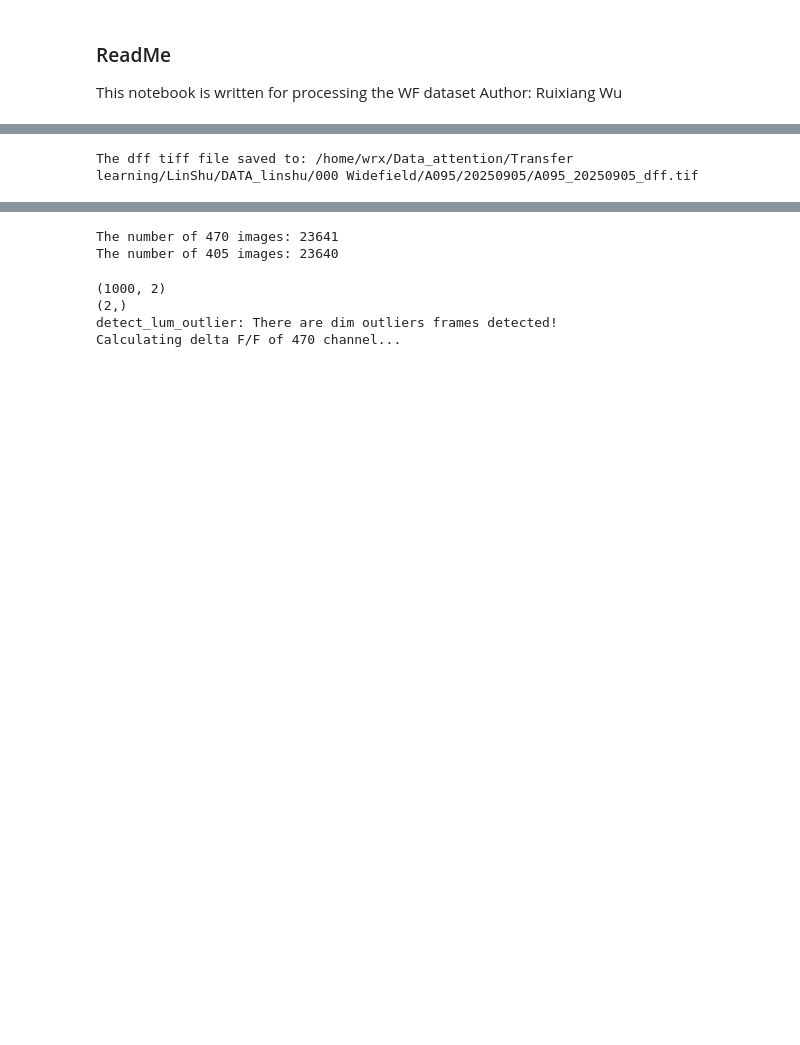
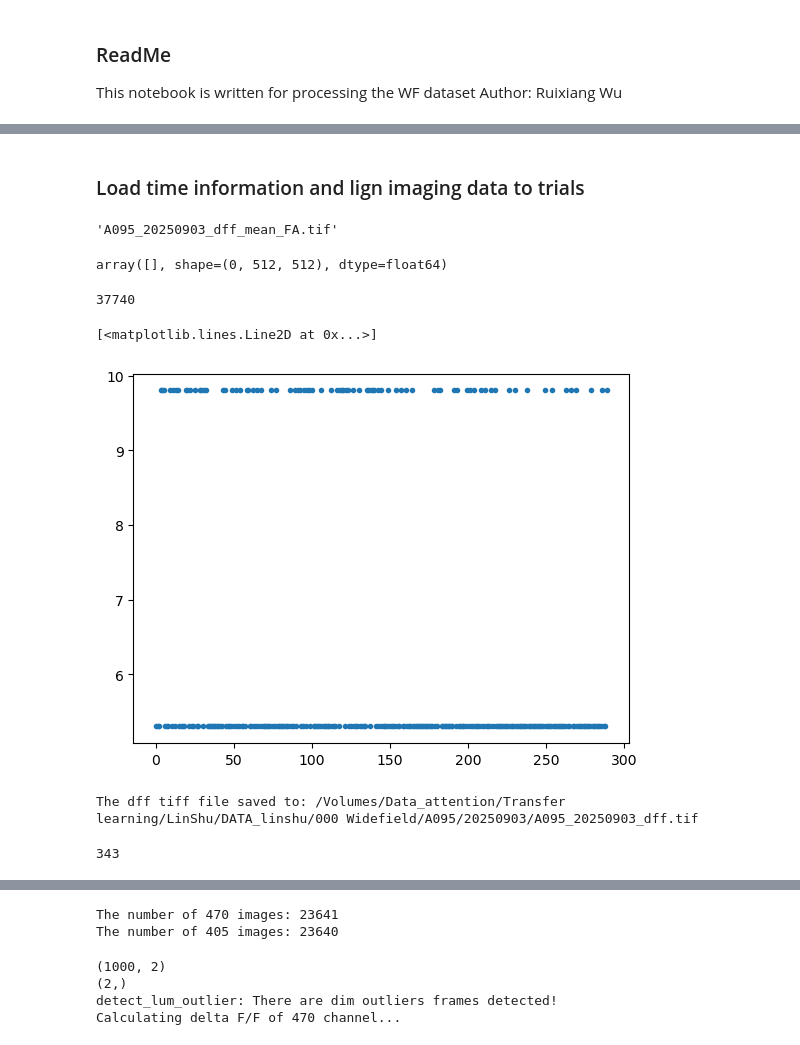
Before and after one commit to Sh555Lin/WF_GoNogo, a Jupyter notebook: analysis/pre_process.ipynb, the cells around one changed output, grey strips where cells are left out. Drawn from its saved outputs; the diff is of its cells as text; code cells hidden in the pictures; blank space fills up the shorter version.

```diff
--- a/analysis/pre_process.ipynb
+++ b/analysis/pre_process.ipynb
@@ -71,6 +75,4 @@ detect_lum_outlier: There are dim outliers frames detected!
 # %%
-from lib_wrx import delta_ff_3d
-
 # calculate delta_f/f for 470 channel
 # the 'delta_ff_3d' is time consuming, optimize 'cal_base' may help
 stack_470_dff = delta_ff_3d(stack_corrected[:, 0, :, :], win=150)
@@ -84,11 +86,3 @@ dff = stack_470_dff - stack_405_dff
 dff_min = dff.min()
 dff_max = dff.max()
 dff = 65535 * (dff - dff_min) / (dff_max - dff_min)
-
-# save the dff_scaled as tiff file
-from tifffile import imwrite
-save_path = os.path.join(rawPath, f'{mouse_id}_{session}_dff.tif')
-imwrite(save_path, dff.astype(np.uint8), imagej=True)
-print('The dff tiff file saved to:', save_path)
-# %% [output]
-The dff tiff file saved to: /home/wrx/Data_attention/Transfer learning/LinShu/DATA_linshu/000 Widefield/A095/20250905/A095_20250905_dff.tif
@@ -94,0 +102,18 @@ The dff tiff file saved to: /home/wrx/Data_attention/Transfer learning/LinShu/DA
+# %% [markdown]
+### Load time information and lign imaging data to trials
+# %%
+timePath = os.path.join(rawPath, 'time')
+trial_path = os.path.join(timePath, 'trial_timestamp.npy')
+trial_timestamp = np.load(trial_path)
+stim_path = os.path.join(timePath, 'stim_timestamp.npy')
+stim_timestamp = np.load(stim_path)
+wf_path = os.path.join(timePath, 'widefield_timestamps_blue.npy')
+wf_timestamp = np.load(wf_path)
+wf_timestamp = wf_timestamp/1e3
+print(wf_timestamp.shape)
+plt.plot(trial_timestamp,'.')
+plt.show()
+plt.plot(stim_timestamp,'r.')
+plt.show()
+plt.plot(wf_timestamp,'.')
+plt.show()
@@ -94,0 +148,45 @@ The dff tiff file saved to: /home/wrx/Data_attention/Transfer learning/LinShu/DA
+# %%
+type_list = ['Hit','Miss', 'FA','CR']
+i = 2
+f'{mouse_id}_{session}_dff_mean_{type_list[i]}.tif'
+# %% [output]
+'A095_20250903_dff_mean_FA.tif'
+# %%
+dff[965:1000]
+# %% [output]
+array([], shape=(0, 512, 512), dtype=float64)
+# %%
+stack.max()
+# %% [output]
+37740
+# %%
+wf_trial_0_idx = find_closest_indices(wf_timestamp, trial_timestamp[:,0])
+wf_trial_1_idx = find_closest_indices(wf_timestamp, trial_timestamp[:,1])
+wf_sf = 10 #Hz
+trial_duration = (wf_trial_1_idx-wf_trial_0_idx)/wf_sf
+_idx = np.logical_or(trial_duration==5.2,trial_duration==9.7)
+wf_trial_1_idx[_idx] = wf_trial_1_idx[_idx]+1
+plt.plot((wf_trial_1_idx-wf_trial_0_idx)/wf_sf,'.')
+# acutal trial duration is 5.25 s or  9.75 s
+# %% [output]
+[<matplotlib.lines.Line2D at 0x...>]
+[figure, added]
+# %%
+dff_text = np.copy(dff)
+for trial,i in enumerate(wf_trial_0_idx):
+    if i <dff_text.shape[0]:
+        dff_text[i,:,:] = add_text_to_image(dff[i,:,:], trial+1, status="on")
+for trial,i in enumerate(wf_trial_1_idx):
+    if i <dff_text.shape[0]:
+        dff_text[i,:,:] = add_text_to_image(dff[i,:,:], trial+1, status="off")
+# save the dff_scaled as tiff file
+
+save_path = os.path.join(rawPath, f'{mouse_id}_{session}_dff.tif')
+imwrite(save_path, dff_text.astype(np.uint16), imagej=True)
+print('The dff tiff file saved to:', save_path)
+# %% [output]
+The dff tiff file saved to: /Volumes/Data_attention/Transfer learning/LinShu/DATA_linshu/000 Widefield/A095/20250903/A095_20250903_dff.tif
+# %%
+trial_type = load_trial_type(rawPath, timePath)
+# %% [output]
+343
```
Also changed, not shown: parts of 21 cells of this notebook, 7 other files.
